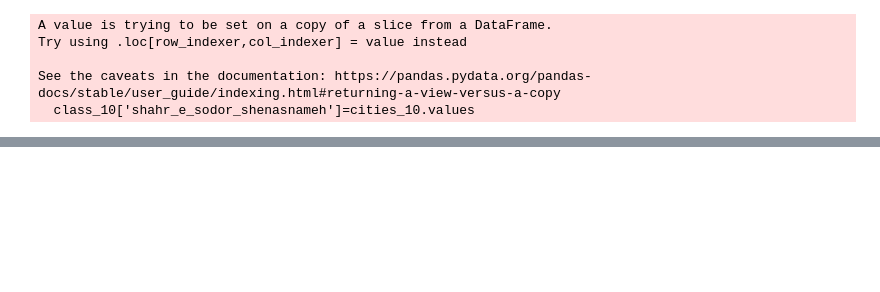
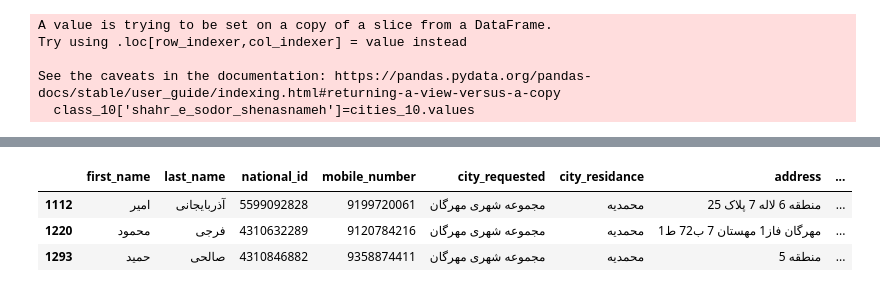
Before and after one commit to mmortazavi/ml_demystified, a Jupyter notebook: projects/gis/preoroccessing_neginnezamloo.ipynb, the cells around one changed output, grey strips where cells are left out. Drawn from its saved outputs; the diff is of its cells as text; code cells hidden in the pictures; blank space fills up the shorter version.

```diff
--- a/projects/gis/preoroccessing_neginnezamloo.ipynb
+++ b/projects/gis/preoroccessing_neginnezamloo.ipynb
@@ -216,0 +370,7 @@ See the caveats in the documentation: https://pandas.pydata.org/pandas-docs/stab
+# %%
+class_10[class_10.digits_counting_postal_code == 8]
+# %% [output]
+|  | first_name | last_name | national_id | mobile_number | city_requested | city_residance | address | ... |
+| 1112 | امیر | آذربایجانی | 5599092828 | 9199720061 | مجموعه شهری مهرگان | محمدیه | منطقه 6 لاله 7 پلاک 25 | ... |
+| 1220 | محمود | فرجی | 4310632289 | 9120784216 | مجموعه شهری مهرگان | محمدیه | مهرگان فاز1 مهستان 7 ب72 ط1 | ... |
+| 1293 | حمید | صالحی | 4310846882 | 9358874411 | مجموعه شهری مهرگان | محمدیه | منطقه 5 | ... |
```
Also changed, not shown: parts of 47 cells of this notebook.
